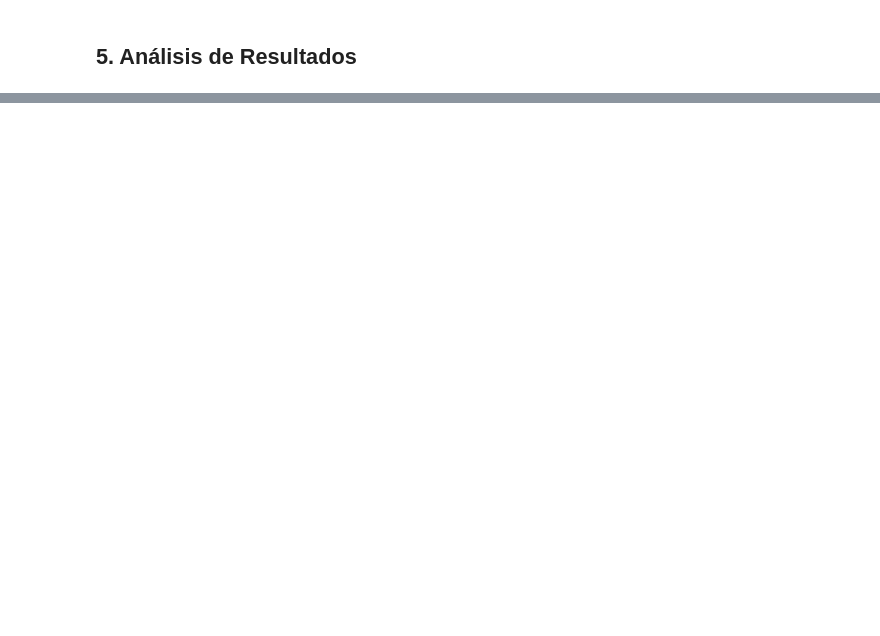
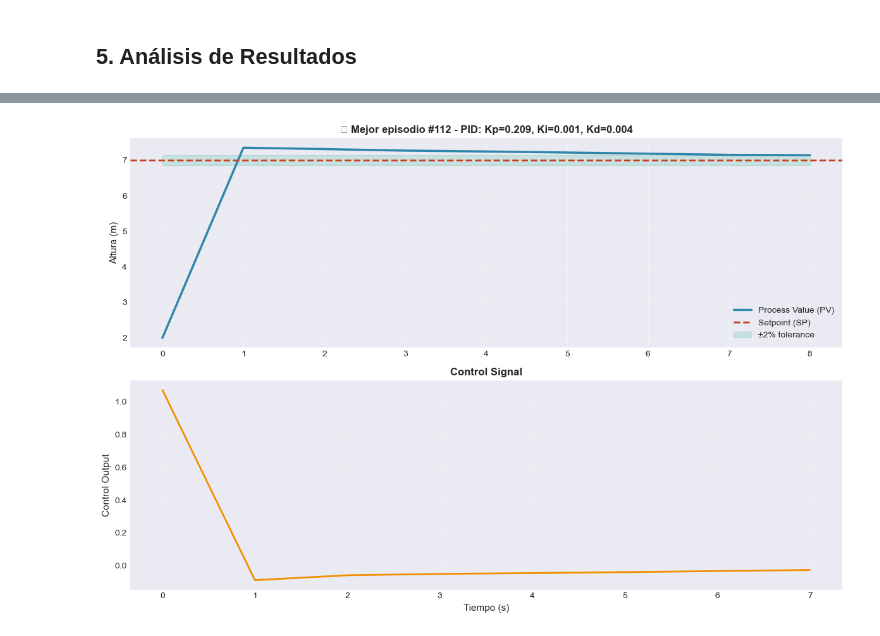
Before and after one commit to valeriaeskenazi/Control-PID-Adaptativo-Inteligente-mediante-Reinforcement-Learning, a Jupyter notebook: Version_4/Pruebas/train_tank_simple.ipynb, the cells around one changed output, grey strips where cells are left out. Drawn from its saved outputs; the diff is of its cells as text; code cells hidden in the pictures; blank space fills up the shorter version.

```diff
--- a/Version_4/Pruebas/train_tank_simple.ipynb
+++ b/Version_4/Pruebas/train_tank_simple.ipynb
@@ -535,0 +367,89 @@ except Exception as e:
+# %%
+import numpy as np
+import matplotlib.pyplot as plt
+
+# 1. ENCONTRAR EPISODIO CON MEJOR REWARD
+worst_episode_idx = np.argmin(trainer.episode_rewards)
+worst_reward = trainer.episode_rewards[worst_episode_idx]
+
+# 2. OBTENER PARÁMETROS PID DE ESE EPISODIO
+kp_worst = trainer.kp_history[worst_episode_idx]
+ki_worst = trainer.ki_history[worst_episode_idx]
+kd_worst = trainer.kd_history[worst_episode_idx]
+
+print(f"Peor episodio: #{worst_episode_idx}")
+print(f"  Reward: {worst_reward:.2f}")
+print(f"\n🔧 Parámetros PID del mejor episodio:")
+print(f"  Kp = {kp_worst:.4f}")
+print(f"  Ki = {ki_worst:.4f}")
+print(f"  Kd = {kd_worst:.4f}")
+
+# 3. CREAR PID CON ESOS PARÁMETROS
+from Aux.PIDComponents_PID import PIDController
+from Aux.PIDComponents_time import ResponseTimeDetector
+
+pid_worst = PIDController(kp=kp_worst, ki=ki_worst, kd=kd_worst, dt=1.0)
+
+# 4. SIMULAR CONVERGENCIA
+detector = ResponseTimeDetector(
+    proceso=trainer.env.proceso,
+    variable_index=0,
+    env_type='simulation',
+    dt=1.0,
+    tolerance=0.02
+)
+
+# Condiciones de simulación
+pv_inicial = 2.0   # Altura inicial
+sp_objetivo = 7.0  # Setpoint objetivo
+
+print(f"\n🚀 Simulando desde PV={pv_inicial:.1f}m hasta SP={sp_objetivo:.1f}m...")
+
+resultado = detector.estimate(
+    pv_inicial=pv_inicial,
+    sp=sp_objetivo,
+    pid_controller=pid_worst,
+    max_time=300
+)
+
+# 5. MOSTRAR RESULTADOS
+print(f"\n✅ Simulación completada:")
+print(f"  Tiempo de convergencia: {resultado['tiempo']:.1f} s")
+print(f"  PV final: {resultado['pv_final']:.3f} m")
+print(f"  Convergió: {'Sí' if resultado['converged'] else 'No'}")
+print(f"  Pasos simulados: {len(resultado['trayectoria_pv'])}")
+
+# 6. GRAFICAR
+fig, axes = plt.subplots(2, 1, figsize=(12, 8))
+
+steps = np.arange(len(resultado['trayectoria_pv']))
+
+# GRÁFICO 1: PV vs SP
+ax = axes[0]
+ax.plot(steps, resultado['trayectoria_pv'], label='Process Value (PV)',
+        color='#2E86AB', linewidth=2.5)
+ax.axhline(y=sp_objetivo, label='Setpoint (SP)',
+           color='#C73E1D', linestyle='--', linewidth=2)
+
+# Banda ±2%
+ax.fill_between(steps, sp_objetivo * 0.98, sp_objetivo * 1.02,
+                alpha=0.15, color='#06A77D', label='±2% tolerance')
+
+ax.set_ylabel('Altura (m)', fontsize=11)
+ax.set_title(f'🏆 Mejor episodio #{worst_episode_idx} - PID: Kp={kp_worst:.3f}, Ki={ki_worst:.3f}, Kd={kd_worst:.3f}',
+             fontsize=12, fontweight='bold')
+ax.legend(loc='best')
+ax.grid(True, alpha=0.3)
+
+# GRÁFICO 2: Señal de control
+ax = axes[1]
+ax.plot(steps[:-1], resultado['trayectoria_control'],
+        color='#F18F01', linewidth=2)
+ax.set_xlabel('Tiempo (s)', fontsize=11)
+ax.set_ylabel('Control Output', fontsize=11)
+ax.set_title('Control Signal', fontsize=12, fontweight='bold')
+ax.grid(True, alpha=0.3)
+
+plt.tight_layout()
+plt.show()
+# %% [output]
@@ -535,0 +471 @@ except Exception as e:
+[figure, added]
```
Also changed, not shown: parts of 26 cells of this notebook, 1 other file.
